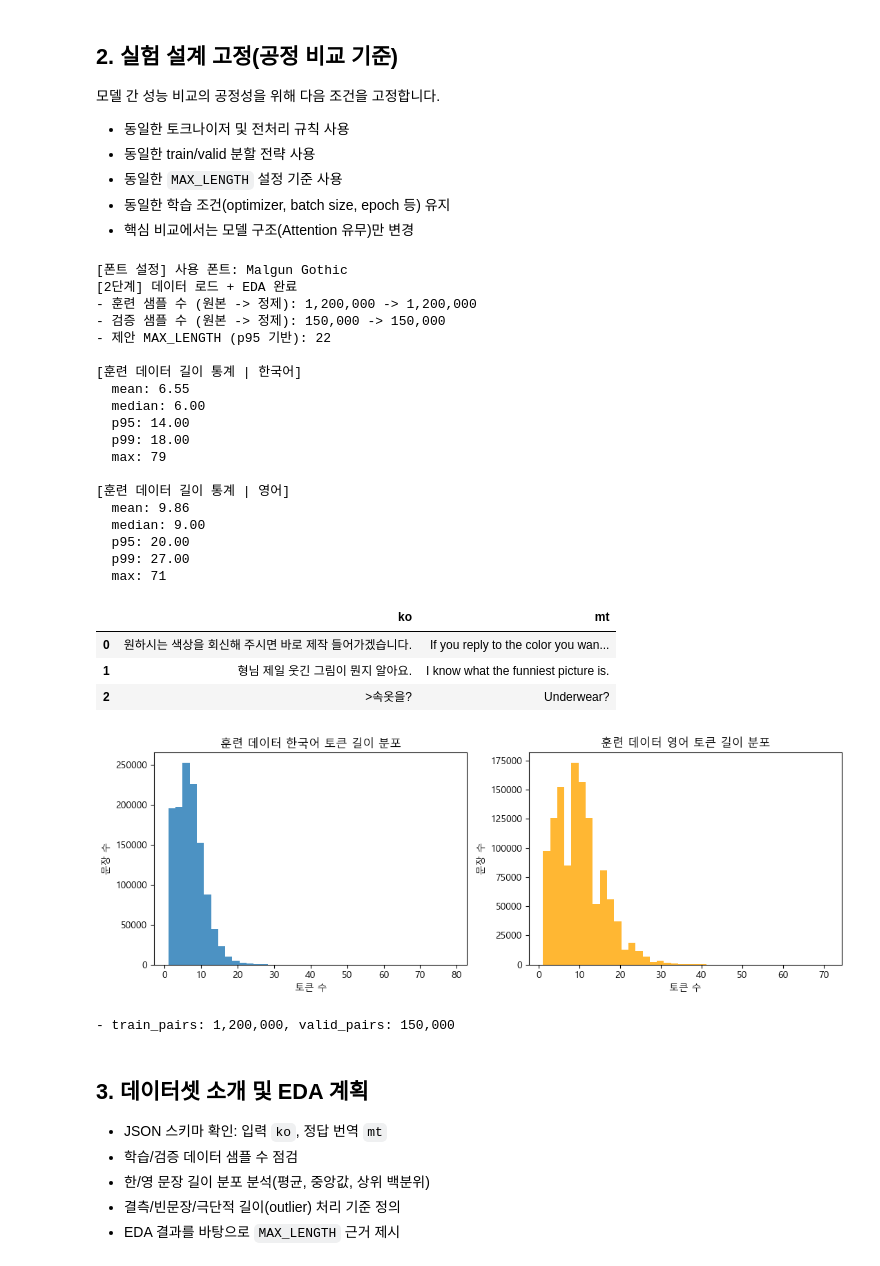
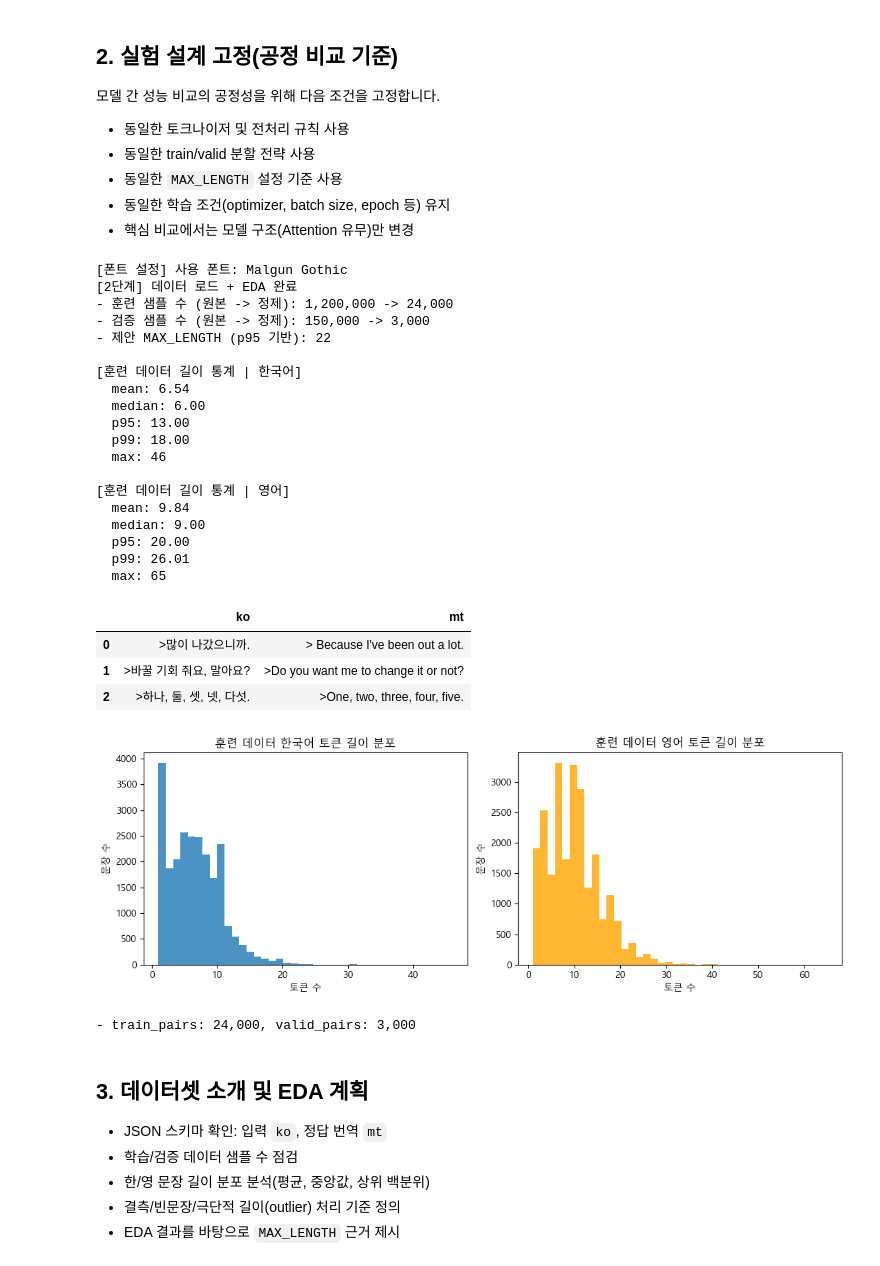
Before and after one commit to ming2tofu33/sprint_ai07, a Jupyter notebook: 미션/미션11_3팀_김도민.ipynb, the cells around one changed output. Cells and saved outputs as stored; diff of their text form; code cells hidden in the pictures.

```diff
--- a/미션/미션11_3팀_김도민.ipynb
+++ b/미션/미션11_3팀_김도민.ipynb
@@ -85,9 +31,15 @@ CFG = {
     "optional_models": ["transformer"],
     "max_length_policy": "p95_train_lengths",
     "batch_size": 64,
-    "epochs": 10,
+    "fast_experiment": True,
+    "fast_train_ratio": 0.02,
+    "fast_valid_ratio": 0.02,
+    "fast_max_src_len": 14,
+    "fast_max_tgt_len": 18,
+    "epochs": 3,
     "learning_rate": 1e-3,
     "teacher_forcing_ratio": 0.5,
+    "patience": 2,
     "metrics": ["train_loss", "valid_loss", "bleu_optional"]
 }
 
@@ -224,6 +176,17 @@ def _clean_text_df(df: pd.DataFrame) -> pd.DataFrame:
 train_df = _clean_text_df(train_df_raw)
 valid_df = _clean_text_df(valid_df_raw)
 
+# ?? ?? ??: ?? ??? ??? ???
+if bool(CFG.get("fast_experiment", False)):
+    tr_frac = float(CFG.get("fast_train_ratio", 0.02))
+    va_frac = float(CFG.get("fast_valid_ratio", 0.02))
+    tr_n = max(1, int(len(train_df) * tr_frac))
+    va_n = max(1, int(len(valid_df) * va_frac))
+    train_df = train_df.sample(n=tr_n, random_state=CFG.get("seed", 42)).reset_index(drop=True)
+    valid_df = valid_df.sample(n=va_n, random_state=CFG.get("seed", 42)).reset_index(drop=True)
+    CFG["fast_train_size"] = len(train_df)
+    CFG["fast_valid_size"] = len(valid_df)
+
 # 4) 문장 길이 통계(공백 기준 토큰 수)
 train_df['ko_tok_len'] = train_df['ko'].str.split().str.len()
 train_df['mt_tok_len'] = train_df['mt'].str.split().str.len()
@@ -268,46 +231,46 @@ fig, axes = plt.subplots(1, 2, figsize=(11, 4))
 axes[0].hist(train_df['ko_tok_len'], bins=40, alpha=0.8)
 axes[0].set_title('훈련 데이터 한국어 토큰 길이 분포')
 axes[0].set_xlabel('토큰 수')
 axes[0].set_ylabel('문장 수')
 
 axes[1].hist(train_df['mt_tok_len'], bins=40, alpha=0.8, color='orange')
 axes[1].set_title('훈련 데이터 영어 토큰 길이 분포')
 axes[1].set_xlabel('토큰 수')
 axes[1].set_ylabel('문장 수')
 
 plt.tight_layout()
 plt.show()
 
 # 다음 단계에서 바로 사용할 문장쌍
 train_pairs = list(zip(train_df['ko'].tolist(), train_df['mt'].tolist()))
 valid_pairs = list(zip(valid_df['ko'].tolist(), valid_df['mt'].tolist()))
 print(f"\n- train_pairs: {len(train_pairs):,}, valid_pairs: {len(valid_pairs):,}")
 # %% [output]
 [폰트 설정] 사용 폰트: Malgun Gothic
 [2단계] 데이터 로드 + EDA 완료
-- 훈련 샘플 수 (원본 -> 정제): 1,200,000 -> 1,200,000
-- 검증 샘플 수 (원본 -> 정제): 150,000 -> 150,000
+- 훈련 샘플 수 (원본 -> 정제): 1,200,000 -> 24,000
+- 검증 샘플 수 (원본 -> 정제): 150,000 -> 3,000
 - 제안 MAX_LENGTH (p95 기반): 22
 
 [훈련 데이터 길이 통계 | 한국어]
-  mean: 6.55
+  mean: 6.54
   median: 6.00
-  p95: 14.00
+  p95: 13.00
   p99: 18.00
-  max: 79
+  max: 46
 
 [훈련 데이터 길이 통계 | 영어]
-  mean: 9.86
+  mean: 9.84
   median: 9.00
   p95: 20.00
-  p99: 27.00
-  max: 71
+  p99: 26.01
+  max: 65
 |  | ko | mt |
-| 0 | 원하시는 색상을 회신해 주시면 바로 제작 들어가겠습니다. | If you reply to the color you wan... |
-| 1 | 형님 제일 웃긴 그림이 뭔지 알아요. | I know what the funniest picture is. |
-| 2 | >속옷을? | Underwear? |
+| 0 | >많이 나갔으니까. | > Because I've been out a lot. |
+| 1 | >바꿀 기회 줘요, 말아요? | >Do you want me to change it or not? |
+| 2 | >하나, 둘, 셋, 넷, 다섯. | >One, two, three, four, five. |
-[figure, old version]
+[figure, new version]
-- train_pairs: 1,200,000, valid_pairs: 150,000
+- train_pairs: 24,000, valid_pairs: 3,000
 # %% [markdown]
 ## 3. 데이터셋 소개 및 EDA 계획
 
```
Also changed, not shown: parts of 15 cells of this notebook.
